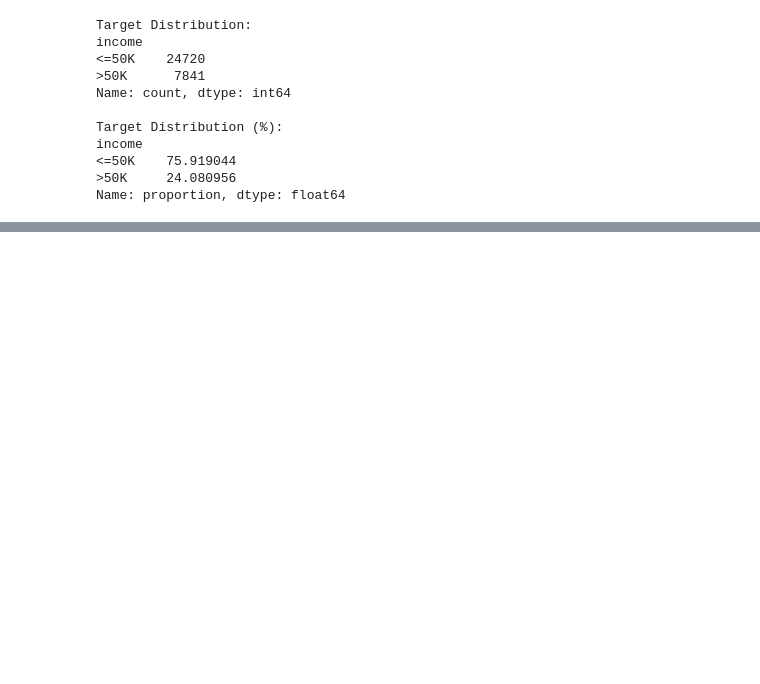
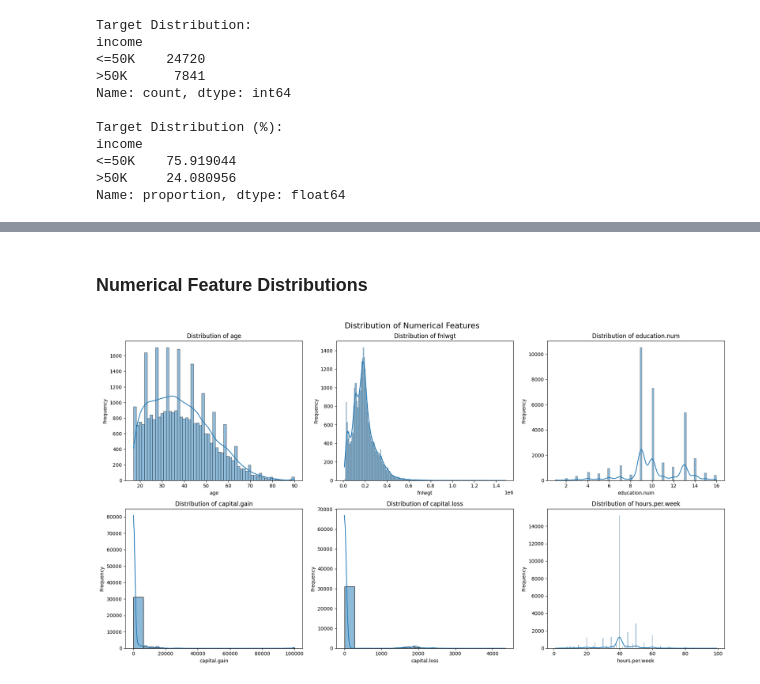
Before and after one commit to snehitha-araveti/ML-Capstone-Project-2026, a Jupyter notebook: notebooks/classification.ipynb, the cells around one changed output, grey strips where cells are left out. Drawn from its saved outputs; the diff is of its cells as text; code cells hidden in the pictures; blank space fills up the shorter version.

```diff
--- a/notebooks/classification.ipynb
+++ b/notebooks/classification.ipynb
@@ -122,0 +131,16 @@ Name: proportion, dtype: float64
+# %%
+# Separate input features from target
+
+target = "income"
+
+numerical_features = df.select_dtypes(include=np.number).columns.tolist()
+categorical_features = df.select_dtypes(include="object").columns.tolist()
+
+# Remove target from categorical features
+categorical_features.remove(target)
+
+print("Numerical Features:")
+print(numerical_features)
+
+print("\nCategorical Features:")
+print(categorical_features)
@@ -122,0 +153,20 @@ Name: proportion, dtype: float64
+# %% [markdown]
+### Numerical Feature Distributions
+# %%
+# Distribution plots for numerical features
+
+fig, axes = plt.subplots(2, 3, figsize=(18, 10))
+axes = axes.flatten()
+
+for i, feature in enumerate(numerical_features):
+    sns.histplot(data=df, x=feature, kde=True, ax=axes[i])
+
+    axes[i].set_title(f"Distribution of {feature}")
+    axes[i].set_xlabel(feature)
+    axes[i].set_ylabel("Frequency")
+
+plt.suptitle("Distribution of Numerical Features", fontsize=16)
+plt.tight_layout()
+plt.show()
+# %% [output]
+[figure, added]
```
Also changed, not shown: parts of 24 cells of this notebook.
